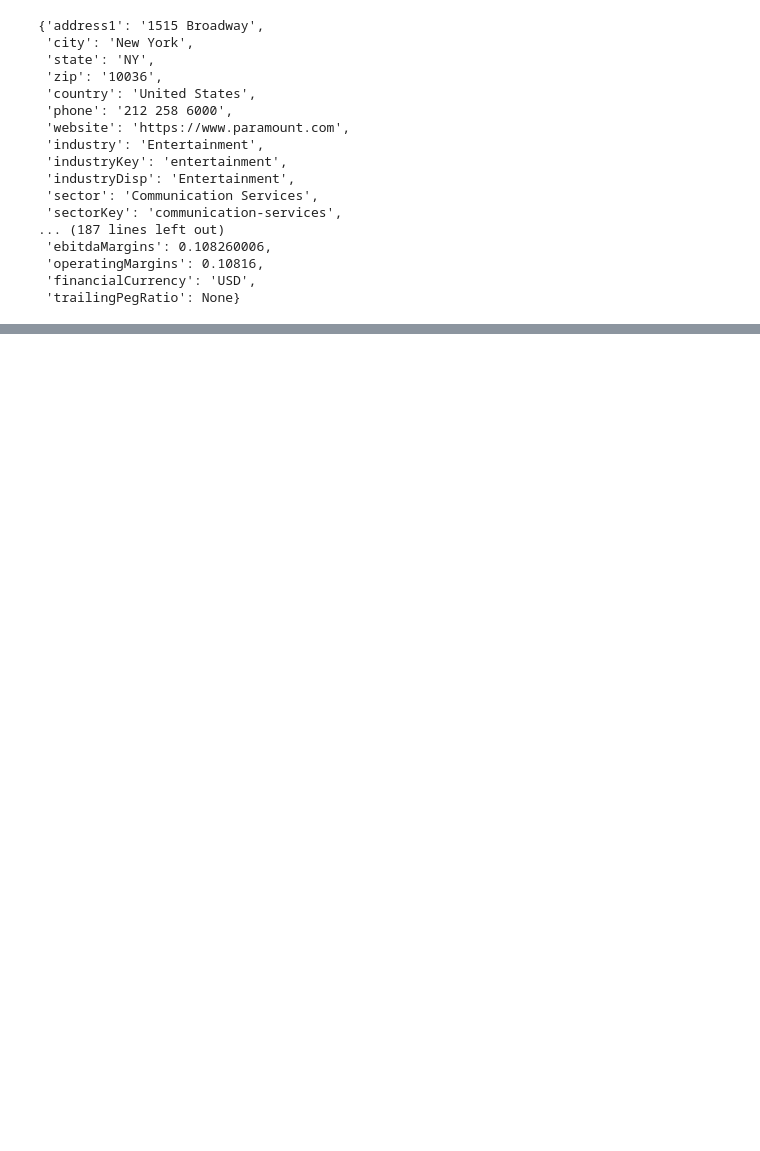
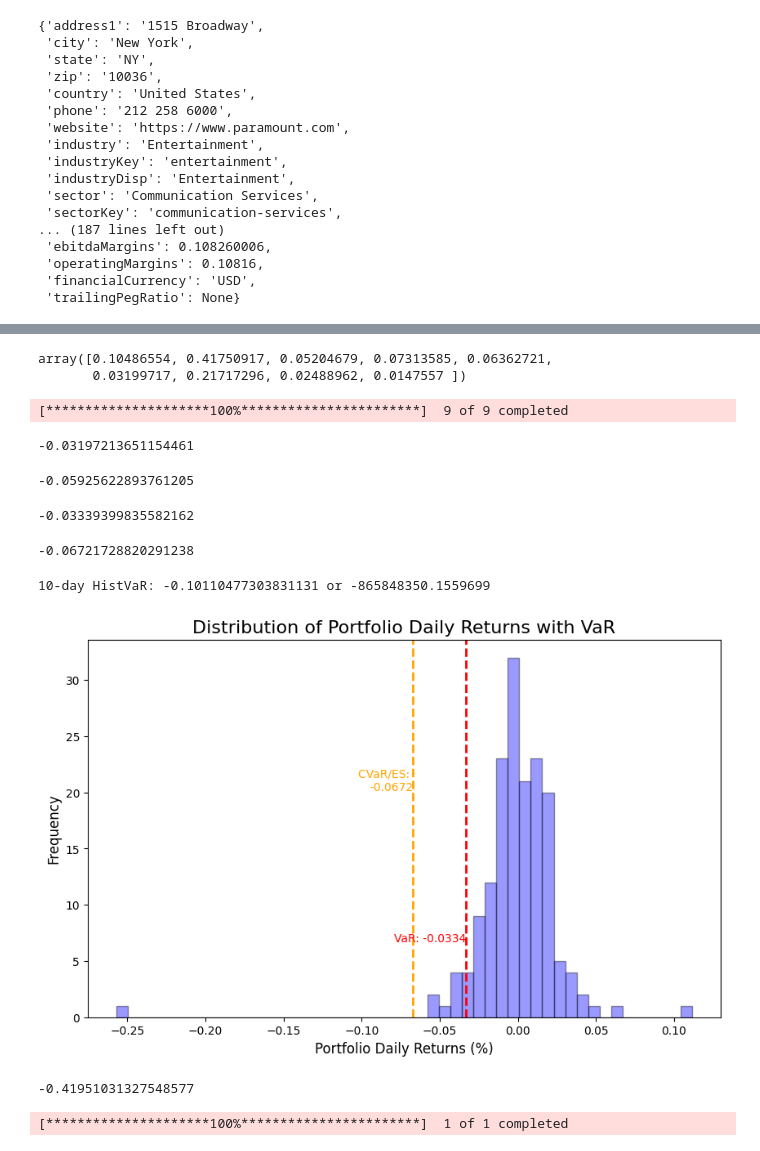
Before and after one commit to maxim-druzhinin/arcgegos_paper, a Jupyter notebook: VaR_calc.ipynb, the cells around one changed output, grey strips where cells are left out. Drawn from its saved outputs; the diff is of its cells as text; code cells hidden in the pictures; blank space fills up the shorter version.

Commit message:
sharp&first_VaR

```diff
--- a/VaR_calc.ipynb
+++ b/VaR_calc.ipynb
@@ -376,0 +444,54 @@ df
+# %%
+weights = df["Portfolio Value (5%)"]/total_value
+weights = np.array(weights.to_list())
+weights
+# %% [output]
+array([0.10486554, 0.41750917, 0.05204679, 0.07313585, 0.06362721,
+       0.03199717, 0.21717296, 0.02488962, 0.0147557 ])
+# %%
+data = yf.download(tickers, start='2019-02-04', end='2020-02-04')['Adj Close'] # 1 year
+daily_returns = data.pct_change().dropna()
+# %% [output]
+[*********************100%***********************]  9 of 9 completed
+# %%
+hist_var = historical_var(daily_returns, weights, 0.95)
+hist_var
+# %% [output]
+-0.03197213651154461
+# %%
+hist_cvar = historical_Cvar(daily_returns, weights, 0.95)
+hist_cvar
+# %% [output]
+-0.05925622893761205
+# %%
+daily_returns = np.log(data / data.shift(1)).dropna()
+# %%
+hist_var = historical_var(daily_returns, weights, 0.95)
+hist_var
+# %% [output]
+-0.03339399835582162
+# %%
+hist_cvar = historical_Cvar(daily_returns, weights, 0.95)
+hist_cvar
+# %% [output]
+-0.06721728820291238
+# %%
+print(f"10-day HistVaR: {hist_var*np.sqrt(10)} or {hist_var*total_value*np.sqrt(10)}")
+# %% [output]
+10-day HistVaR: -0.10110477303831131 or -865848350.1559699
+# %%
+plt.figure(figsize=(10, 6))
+plt.hist(daily_returns @ weights, bins=50, color='blue', alpha=0.4, edgecolor='black')
+plt.axvline(hist_var, color='red', linestyle='--', linewidth=2, label=f'VaR (5%): {hist_var:.4f}')
+plt.text(hist_var, plt.gca().get_ylim()[1] * .2, f'VaR: {hist_var:.4f}', color='red', fontsize=10, ha='right')
+
+plt.axvline(hist_cvar, color='orange', linestyle='--', linewidth=2, label=f'CVaR: {hist_cvar:.4f}')
+plt.text(hist_cvar, plt.gca().get_ylim()[1] * 0.6, f'CVaR/ES: \n{hist_cvar:.4f}', color='orange', fontsize=10, ha='right')
+
+plt.title("Distribution of Portfolio Daily Returns with VaR", fontsize=16)
+plt.xlabel("Portfolio Daily Returns (%)", fontsize=12)
+plt.ylabel("Frequency", fontsize=12)
+
+plt.show()
+# %% [output]
+[figure, added]
@@ -376,0 +501,18 @@ df
+# %%
+mean_daily_return = weights @ daily_returns.mean()
+annualized_return = mean_daily_return * 252
+
+port_volatility = np.sqrt(weights.T @ daily_returns.cov() @ weights)
+annualized_volatility = port_volatility * np.sqrt(252)
+
+sharpe_ratio = (annualized_return - risk_free_rate_feb) / annualized_volatility
+sharpe_ratio
+# %% [output]
+-0.41951031327548577
+# %%
+nasdaq_data = yf.download("^IXIC", start="2019-02-04", end="2020-02-04")['Adj Close']
+
+# Расчет ежедневных доходностей
+nasdaq_daily_returns = nasdaq_data.pct_change().dropna()
+# %% [output]
+[*********************100%***********************]  1 of 1 completed
```
Also changed, not shown: parts of 27 cells of this notebook.
